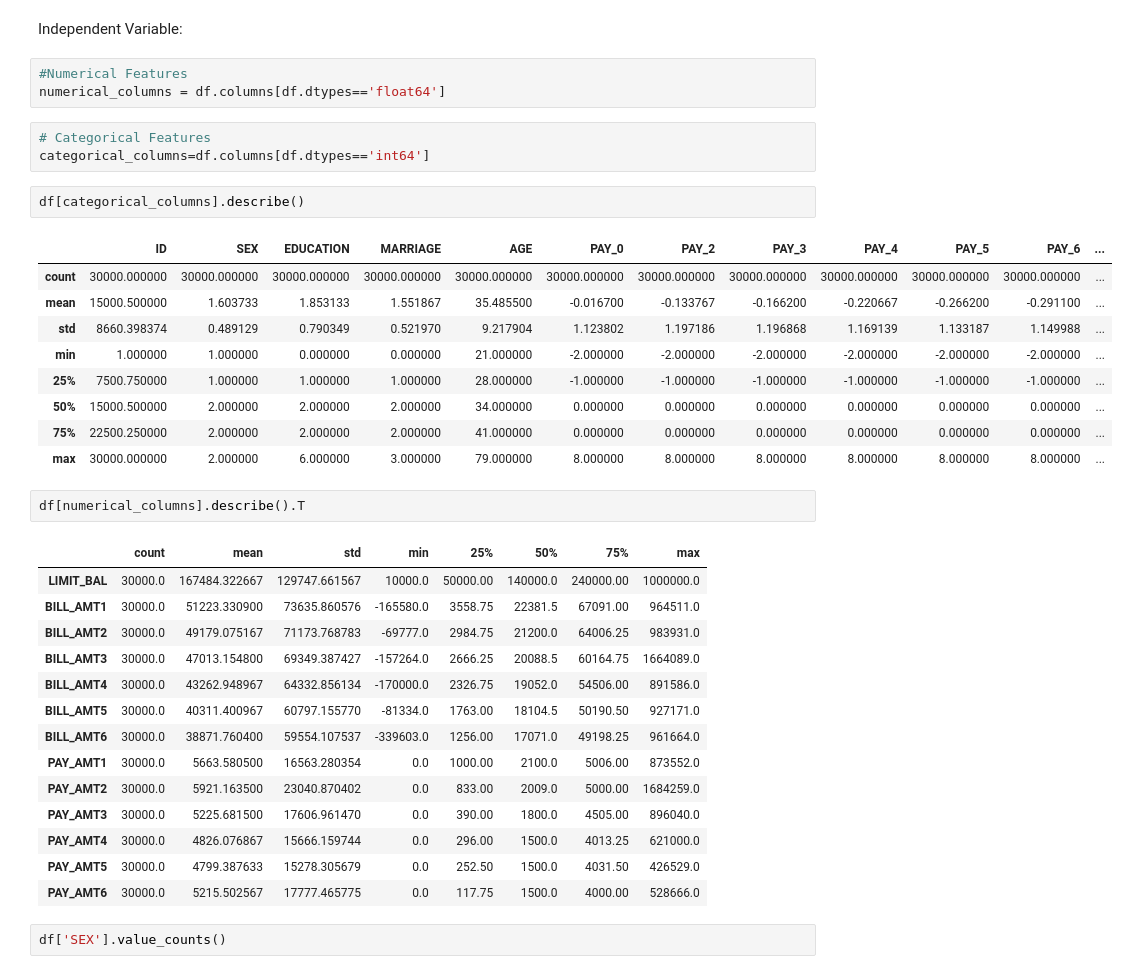
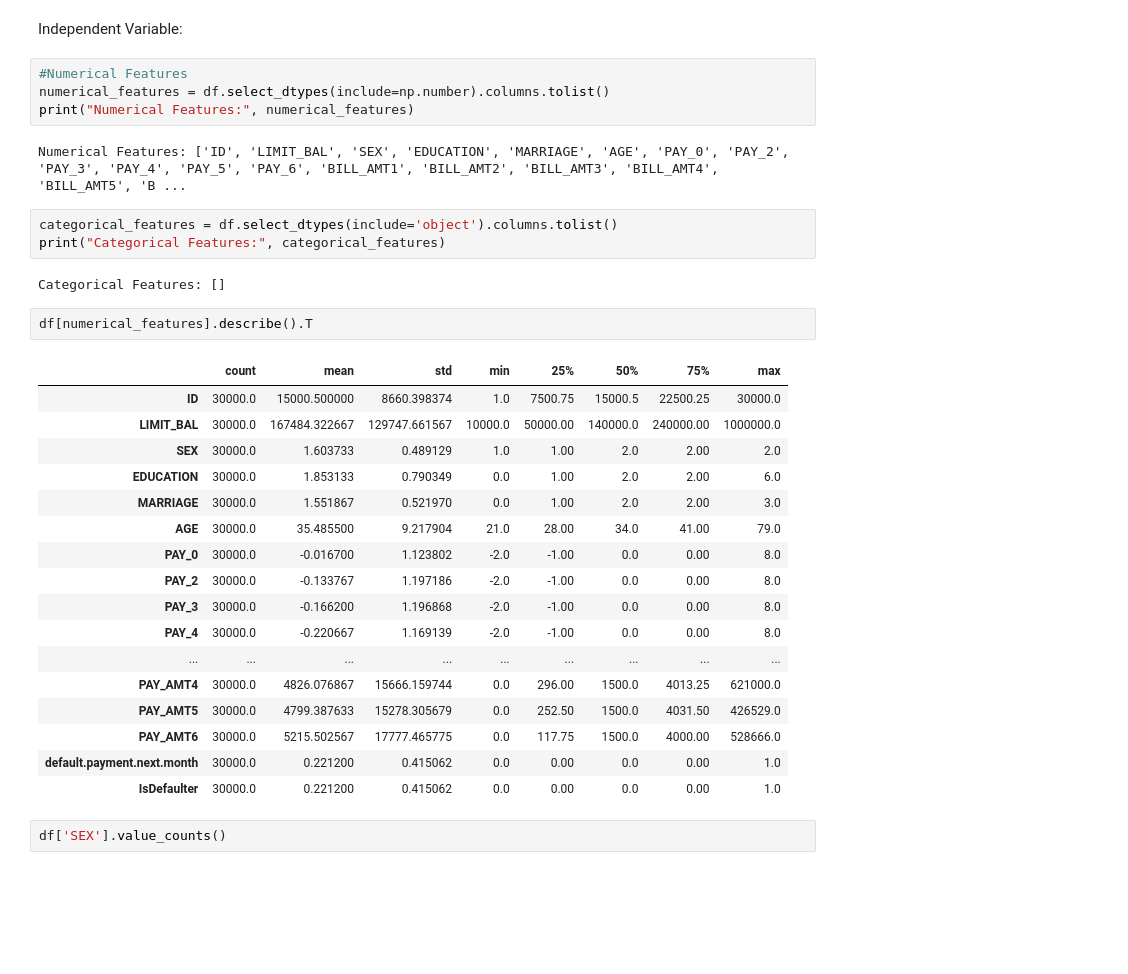
Before and after one commit to mdeeps18/MLPro-CCD, a Jupyter notebook: notebooks/EDA.ipynb, the cells around one changed output. Cells and saved outputs as stored; diff of their text form; blank space fills up the shorter version.

```diff
--- a/notebooks/EDA.ipynb
+++ b/notebooks/EDA.ipynb
@@ -127,41 +127,37 @@ df['IsDefaulter'].value_counts()
 Name: IsDefaulter, dtype: int64
 # %% [markdown]
 Independent Variable:
-# %%
-#Numerical Features
-numerical_columns = df.columns[df.dtypes=='float64']
-# %%
-# Categorical Features
-categorical_columns=df.columns[df.dtypes=='int64']
+# %%
+#Numerical Features
+numerical_features = df.select_dtypes(include=np.number).columns.tolist()
+print("Numerical Features:", numerical_features)
+# %% [output]
+Numerical Features: ['ID', 'LIMIT_BAL', 'SEX', 'EDUCATION', 'MARRIAGE', 'AGE', 'PAY_0', 'PAY_2', 'PAY_3', 'PAY_4', 'PAY_5', 'PAY_6', 'BILL_AMT1', 'BILL_AMT2', 'BILL_AMT3', 'BILL_AMT4', 'BILL_AMT5', 'B ...
+# %%
+categorical_features = df.select_dtypes(include='object').columns.tolist()
+print("Categorical Features:", categorical_features)
+# %% [output]
+Categorical Features: []
 # %%
-df[categorical_columns].describe()
+df[numerical_features].describe().T
 # %% [output]
-|  | ID | SEX | EDUCATION | MARRIAGE | AGE | PAY_0 | PAY_2 | PAY_3 | PAY_4 | PAY_5 | PAY_6 | ... |
-| count | 30000.000000 | 30000.000000 | 30000.000000 | 30000.000000 | 30000.000000 | 30000.000000 | 30000.000000 | 30000.000000 | 30000.000000 | 30000.000000 | 30000.000000 | ... |
-| mean | 15000.500000 | 1.603733 | 1.853133 | 1.551867 | 35.485500 | -0.016700 | -0.133767 | -0.166200 | -0.220667 | -0.266200 | -0.291100 | ... |
-| std | 8660.398374 | 0.489129 | 0.790349 | 0.521970 | 9.217904 | 1.123802 | 1.197186 | 1.196868 | 1.169139 | 1.133187 | 1.149988 | ... |
-| min | 1.000000 | 1.000000 | 0.000000 | 0.000000 | 21.000000 | -2.000000 | -2.000000 | -2.000000 | -2.000000 | -2.000000 | -2.000000 | ... |
-| 25% | 7500.750000 | 1.000000 | 1.000000 | 1.000000 | 28.000000 | -1.000000 | -1.000000 | -1.000000 | -1.000000 | -1.000000 | -1.000000 | ... |
-| 50% | 15000.500000 | 2.000000 | 2.000000 | 2.000000 | 34.000000 | 0.000000 | 0.000000 | 0.000000 | 0.000000 | 0.000000 | 0.000000 | ... |
-| 75% | 22500.250000 | 2.000000 | 2.000000 | 2.000000 | 41.000000 | 0.000000 | 0.000000 | 0.000000 | 0.000000 | 0.000000 | 0.000000 | ... |
-| max | 30000.000000 | 2.000000 | 6.000000 | 3.000000 | 79.000000 | 8.000000 | 8.000000 | 8.000000 | 8.000000 | 8.000000 | 8.000000 | ... |
+|  | count | mean | std | min | 25% | 50% | 75% | max |
+| ID | 30000.0 | 15000.500000 | 8660.398374 | 1.0 | 7500.75 | 15000.5 | 22500.25 | 30000.0 |
+| LIMIT_BAL | 30000.0 | 167484.322667 | 129747.661567 | 10000.0 | 50000.00 | 140000.0 | 240000.00 | 1000000.0 |
+| SEX | 30000.0 | 1.603733 | 0.489129 | 1.0 | 1.00 | 2.0 | 2.00 | 2.0 |
+| EDUCATION | 30000.0 | 1.853133 | 0.790349 | 0.0 | 1.00 | 2.0 | 2.00 | 6.0 |
+| MARRIAGE | 30000.0 | 1.551867 | 0.521970 | 0.0 | 1.00 | 2.0 | 2.00 | 3.0 |
+| AGE | 30000.0 | 35.485500 | 9.217904 | 21.0 | 28.00 | 34.0 | 41.00 | 79.0 |
+| PAY_0 | 30000.0 | -0.016700 | 1.123802 | -2.0 | -1.00 | 0.0 | 0.00 | 8.0 |
+| PAY_2 | 30000.0 | -0.133767 | 1.197186 | -2.0 | -1.00 | 0.0 | 0.00 | 8.0 |
+| PAY_3 | 30000.0 | -0.166200 | 1.196868 | -2.0 | -1.00 | 0.0 | 0.00 | 8.0 |
+| PAY_4 | 30000.0 | -0.220667 | 1.169139 | -2.0 | -1.00 | 0.0 | 0.00 | 8.0 |
+| ... | ... | ... | ... | ... | ... | ... | ... | ... |
+| PAY_AMT4 | 30000.0 | 4826.076867 | 15666.159744 | 0.0 | 296.00 | 1500.0 | 4013.25 | 621000.0 |
+| PAY_AMT5 | 30000.0 | 4799.387633 | 15278.305679 | 0.0 | 252.50 | 1500.0 | 4031.50 | 426529.0 |
+| PAY_AMT6 | 30000.0 | 5215.502567 | 17777.465775 | 0.0 | 117.75 | 1500.0 | 4000.00 | 528666.0 |
+| default.payment.next.month | 30000.0 | 0.221200 | 0.415062 | 0.0 | 0.00 | 0.0 | 0.00 | 1.0 |
+| IsDefaulter | 30000.0 | 0.221200 | 0.415062 | 0.0 | 0.00 | 0.0 | 0.00 | 1.0 |
-# %%
-df[numerical_columns].describe().T
-# %% [output]
-|  | count | mean | std | min | 25% | 50% | 75% | max |
-| LIMIT_BAL | 30000.0 | 167484.322667 | 129747.661567 | 10000.0 | 50000.00 | 140000.0 | 240000.00 | 1000000.0 |
-| BILL_AMT1 | 30000.0 | 51223.330900 | 73635.860576 | -165580.0 | 3558.75 | 22381.5 | 67091.00 | 964511.0 |
-| BILL_AMT2 | 30000.0 | 49179.075167 | 71173.768783 | -69777.0 | 2984.75 | 21200.0 | 64006.25 | 983931.0 |
-| BILL_AMT3 | 30000.0 | 47013.154800 | 69349.387427 | -157264.0 | 2666.25 | 20088.5 | 60164.75 | 1664089.0 |
-| BILL_AMT4 | 30000.0 | 43262.948967 | 64332.856134 | -170000.0 | 2326.75 | 19052.0 | 54506.00 | 891586.0 |
-| BILL_AMT5 | 30000.0 | 40311.400967 | 60797.155770 | -81334.0 | 1763.00 | 18104.5 | 50190.50 | 927171.0 |
-| BILL_AMT6 | 30000.0 | 38871.760400 | 59554.107537 | -339603.0 | 1256.00 | 17071.0 | 49198.25 | 961664.0 |
-| PAY_AMT1 | 30000.0 | 5663.580500 | 16563.280354 | 0.0 | 1000.00 | 2100.0 | 5006.00 | 873552.0 |
-| PAY_AMT2 | 30000.0 | 5921.163500 | 23040.870402 | 0.0 | 833.00 | 2009.0 | 5000.00 | 1684259.0 |
-| PAY_AMT3 | 30000.0 | 5225.681500 | 17606.961470 | 0.0 | 390.00 | 1800.0 | 4505.00 | 896040.0 |
-| PAY_AMT4 | 30000.0 | 4826.076867 | 15666.159744 | 0.0 | 296.00 | 1500.0 | 4013.25 | 621000.0 |
-| PAY_AMT5 | 30000.0 | 4799.387633 | 15278.305679 | 0.0 | 252.50 | 1500.0 | 4031.50 | 426529.0 |
-| PAY_AMT6 | 30000.0 | 5215.502567 | 17777.465775 | 0.0 | 117.75 | 1500.0 | 4000.00 | 528666.0 |
 # %%
 df['SEX'].value_counts()
 # %% [output]
```
Also changed, not shown: parts of 11 cells of this notebook, 8 other files.
